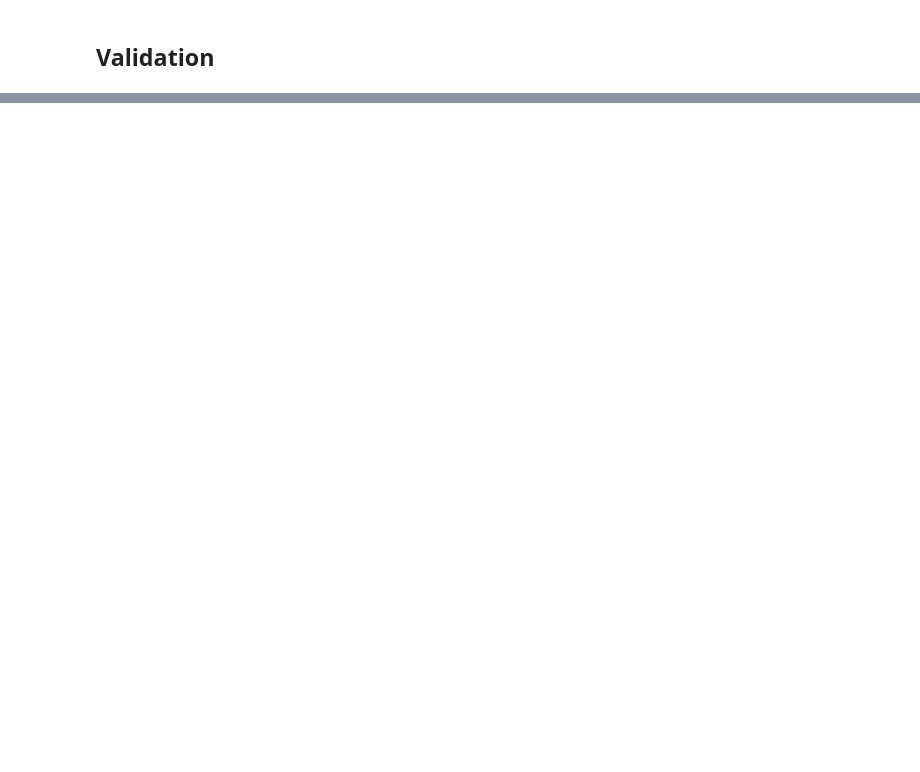
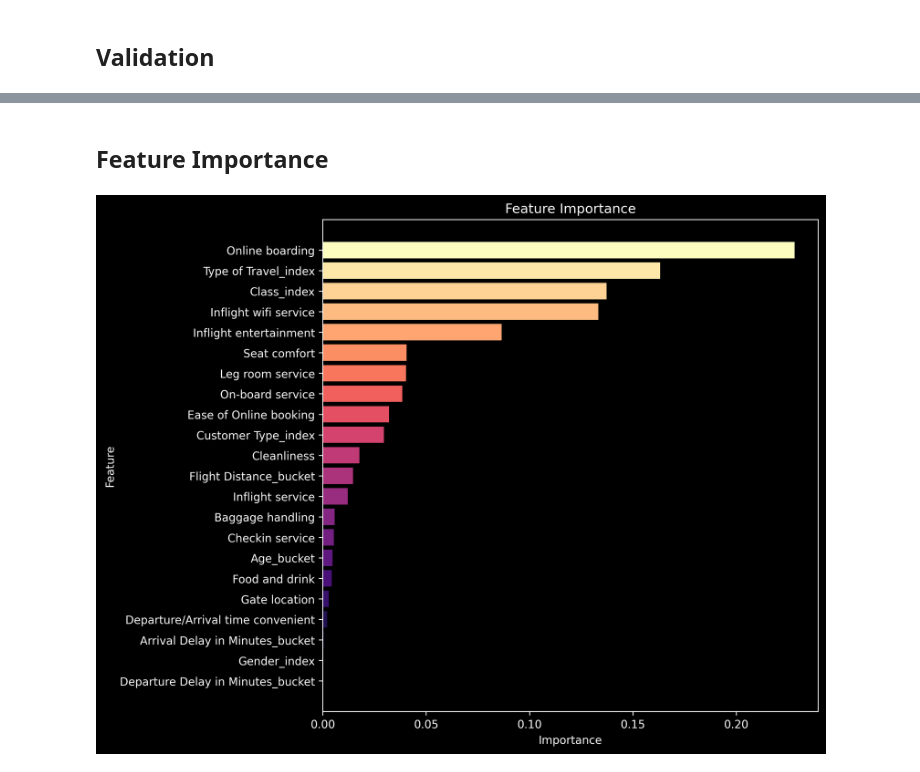
Before and after one commit to NouranHany/Airline-Satisfaction-Predictors, a Jupyter notebook: ModelPipelines/RandomForest/RandomForest.ipynb, the cells around one changed output, grey strips where cells are left out. Saved outputs shown, nothing was run; the diff lists cells and outputs as text; code cells hidden in the pictures; blank space fills up the shorter version.

Commit message:
Added Feature importance

```diff
--- a/ModelPipelines/RandomForest/RandomForest.ipynb
+++ b/ModelPipelines/RandomForest/RandomForest.ipynb
@@ -56,0 +58,6 @@ Validation Accuracy:  0.9243038659097063
+# %% [markdown]
+## Feature Importance
+# %%
+importance_bar_plot(model, FEATURES_COL)
+# %% [output]
+[figure, added]
```
Also changed, not shown: parts of 4 cells of this notebook, 2 other files.
